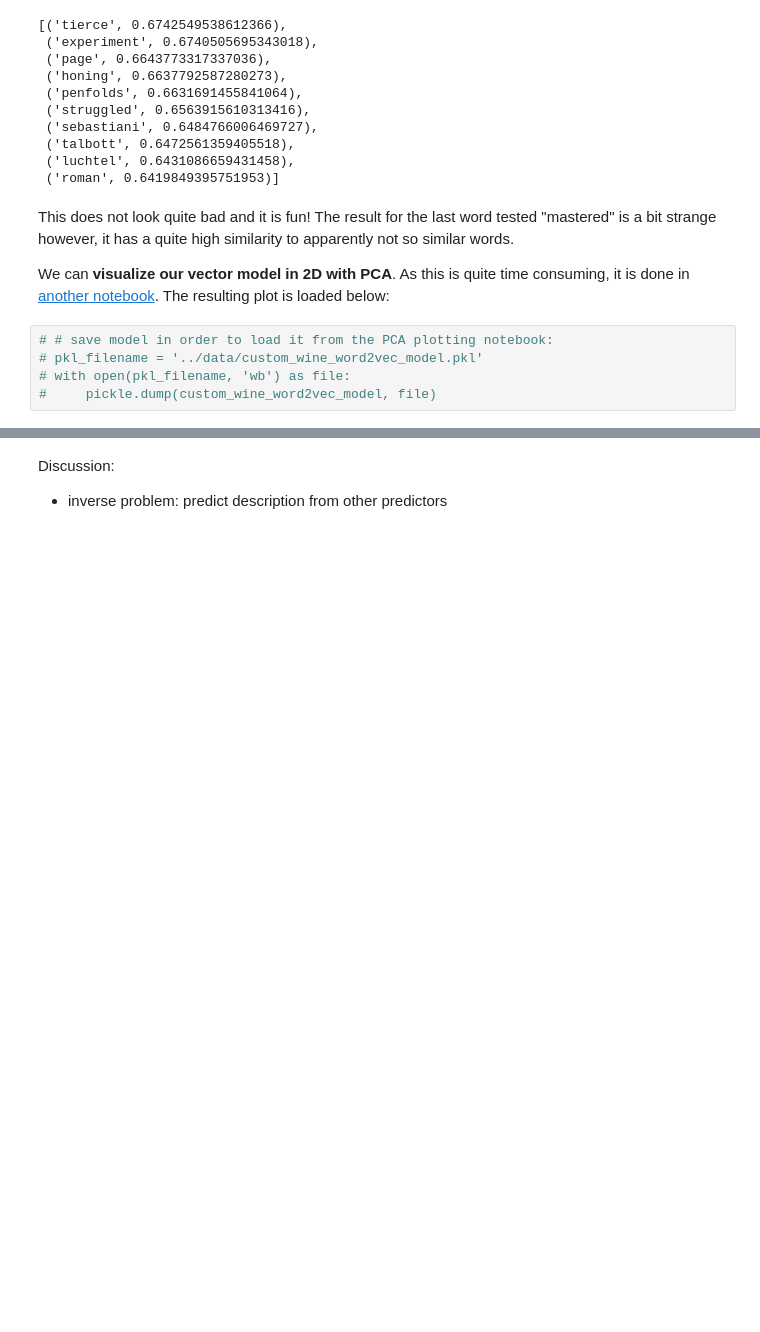
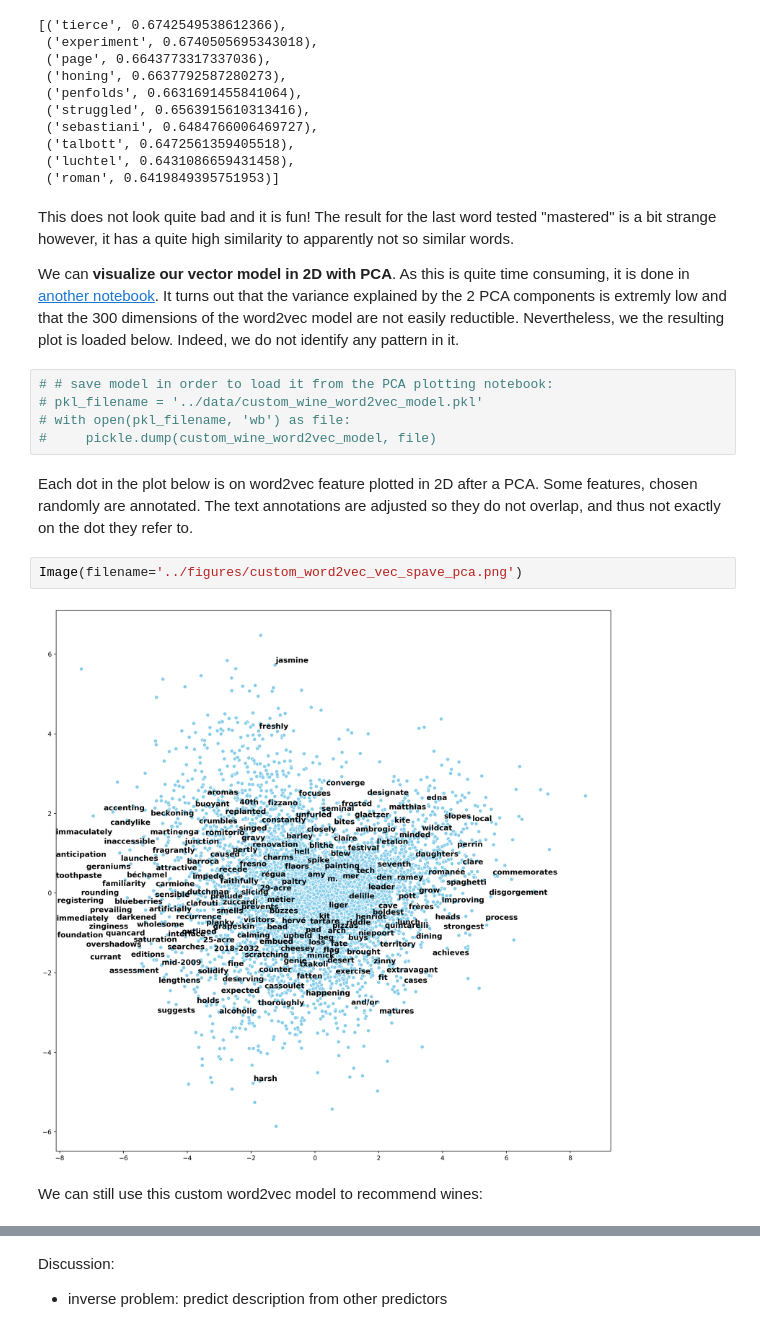
Before and after one commit to de-la-viz/winerec, a Jupyter notebook: code/WriteUp.ipynb, the cells around one changed output, grey strips where cells are left out. Saved outputs shown, nothing was run; the diff lists cells and outputs as text; blank space fills up the shorter version.

Commit message:
save. done LSA and NMF. todo: LDA

```diff
--- a/code/WriteUp.ipynb
+++ b/code/WriteUp.ipynb
@@ -1101,9 +1102,17 @@ custom_wine_word2vec_model.wv.most_similar('mastered')[:10]
 # %% [markdown]
 This does not look quite bad and it is fun! The result for the last word tested "mastered" is a bit strange however, it has a quite high similarity to apparently not so similar words.
 
-We can **visualize our vector model in 2D with PCA**. As this is quite time consuming, it is done in [another notebook](). The resulting plot is loaded below:
+We can **visualize our vector model in 2D with PCA**. As this is quite time consuming, it is done in [another notebook](https://github.com/de-la-viz/winerec/blob/master/code/Plot_word2vec_vector_space.ipynb). It turns out that the variance explained by the 2 PCA components is extremly low and that the 300 dimensions of the word2vec model are not easily reductible. Nevertheless, we the resulting plot is loaded below. Indeed, we do not identify any pattern in it.
 # %%
 # # save model in order to load it from the PCA plotting notebook:
 # pkl_filename = '../data/custom_wine_word2vec_model.pkl'
 # with open(pkl_filename, 'wb') as file:
 #     pickle.dump(custom_wine_word2vec_model, file)
+# %% [markdown]
+Each dot in the plot below is on word2vec feature plotted in 2D after a PCA. Some features, chosen randomly are annotated. The text annotations are adjusted so they do not overlap, and thus not exactly on the dot they refer to.
+# %%
+Image(filename='../figures/custom_word2vec_vec_spave_pca.png')
+# %% [output]
+[figure, added]
+# %% [markdown]
+We can still use this custom word2vec model to recommend wines:
```
Also changed, not shown: parts of 24 cells of this notebook.
